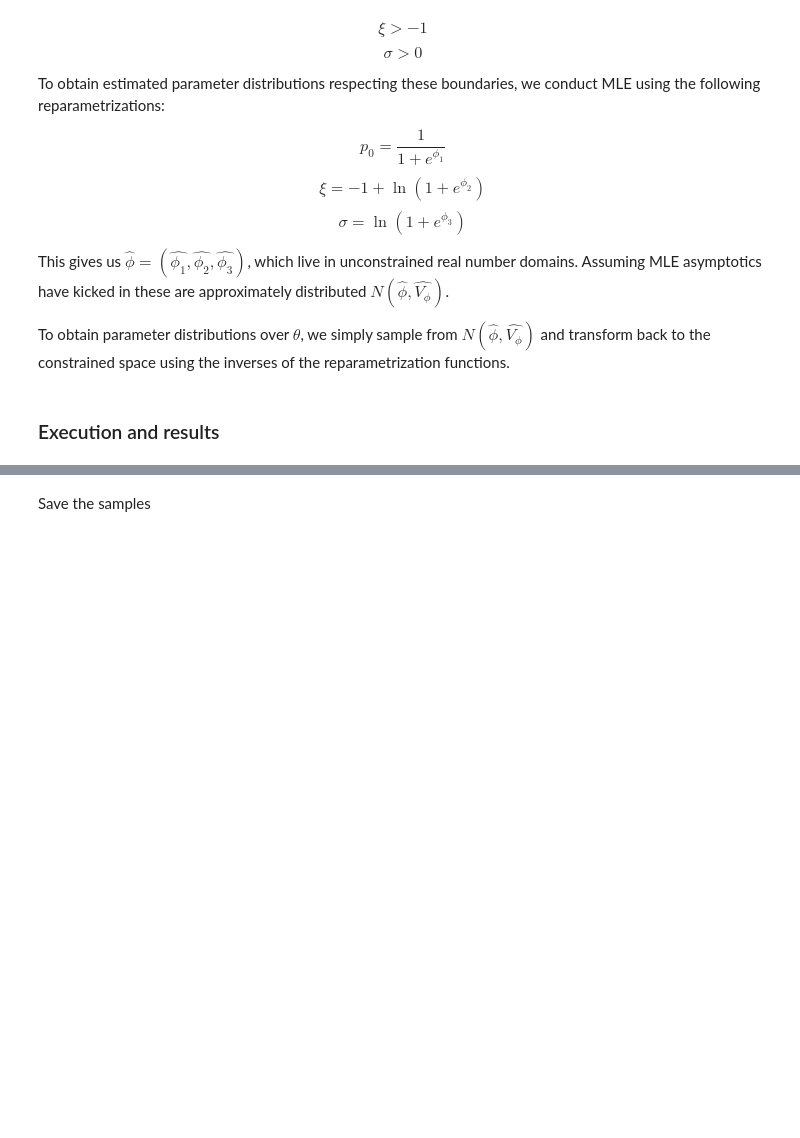
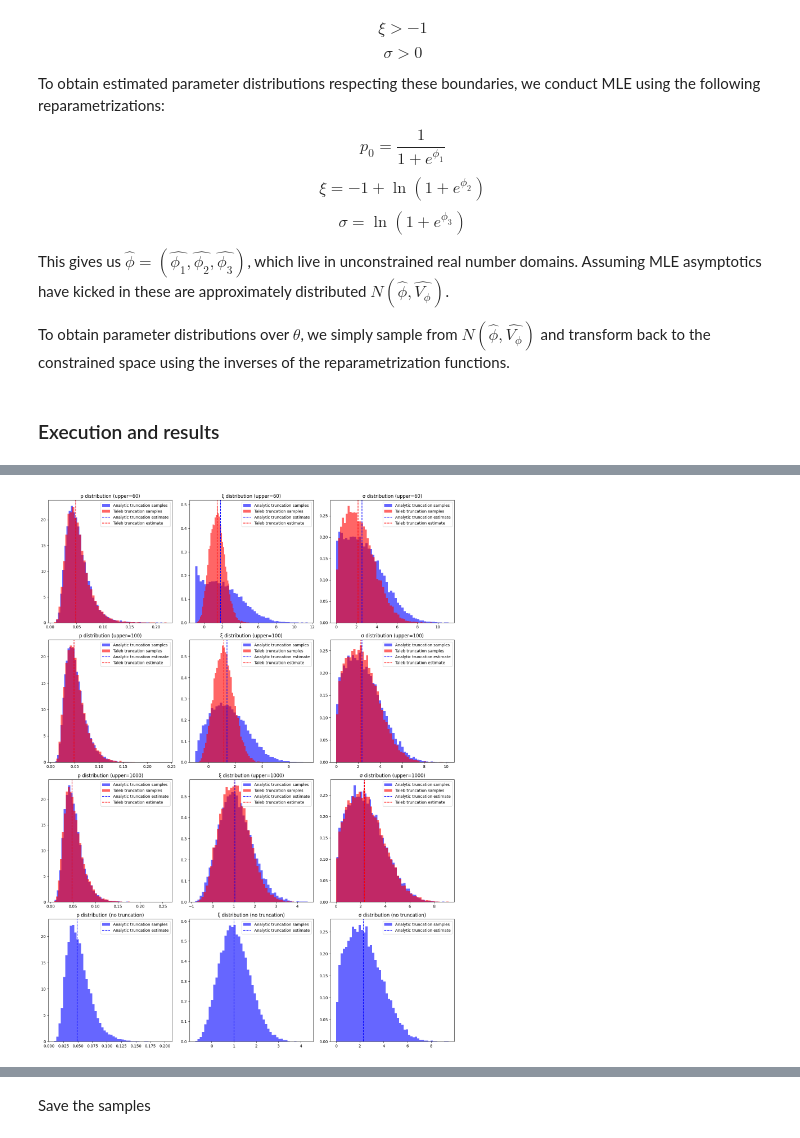
Before and after one commit to DevInnovationLab/pandemic_model_public, a Jupyter notebook: python/notebooks/35 mle_uncertainty_param_transform.ipynb, the cells around one changed output, grey strips where cells are left out. Drawn from its saved outputs; the diff is of its cells as text; code cells hidden in the pictures; blank space fills up the shorter version.

Commit message:
add taleb transform

```diff
--- a/python/notebooks/35 mle_uncertainty_param_transform.ipynb
+++ b/python/notebooks/35 mle_uncertainty_param_transform.ipynb
@@ -276,17 +223,0 @@ p_draws, xi_draws, sigma_draws = np.hsplit(theta_draws, 3) # convenient unpack
-# %%
-fig, axes = plt.subplots(1, 3, figsize=(12, 4))
-param_names = ['p', 'xi', 'sigma']
-
-for i, (ax, name) in enumerate(zip(axes, param_names)):
-    ax.hist(theta_draws[:, i], bins=50, density=True)
-    ax.axvline(theta_hat[i], color='red', linestyle='--', label='MLE')
-    ax.set_xlabel(name)
-    ax.set_ylabel('Density')
-    ax.spines['top'].set_visible(False)
-    ax.spines['right'].set_visible(False)
-    if i == 1:
-    	ax.legend()
-
-plt.suptitle("Estimated marginal parameter distributions")
-plt.tight_layout()
-plt.show()
@@ -337,0 +363,58 @@ plt.savefig("../../output/severity_distributions/allrisk_base_exceedance_fn.jpg"
+# %%
+# Create figure with n x 3 subplots where n is number of upper bounds
+n_upper_bounds = len(param_samples)
+fig, axes = plt.subplots(n_upper_bounds, 3, figsize=(15, 5*n_upper_bounds))
+
+# Plot for each upper bound result
+for i, samples in enumerate(param_samples):
+    upper = samples['upper_bound']
+
+    # Get samples and central estimates for both methods
+    trunc_p_draws = samples['trunc_p_draws']
+    trunc_xi_draws = samples['trunc_xi_draws']
+    trunc_sigma_draws = samples['trunc_sigma_draws']
+
+    taleb_p_draws = samples['taleb_p_draws']
+    taleb_xi_draws = samples['taleb_xi_draws']
+    taleb_sigma_draws = samples['taleb_sigma_draws']
+
+    # Get central estimates from both methods
+    trunc_phi_hat = results[i]['trunc']['best'].opt.x
+    trunc_theta_hat = from_phi(trunc_phi_hat)
+
+    if 'taleb' in results[i]:
+        taleb_phi_hat = results[i]['taleb']['best'].opt.x
+        taleb_theta_hat = from_phi(taleb_phi_hat)
+
+    # Plot marginal distributions with both methods
+    axes[i,0].hist(trunc_p_draws, bins=50, density=True, alpha=0.6, label='Analytic truncation samples', color='blue')
+    if taleb_p_draws is not None:
+        axes[i,0].hist(taleb_p_draws, bins=50, density=True, alpha=0.6, label='Taleb truncation samples', color='red')
+    axes[i,0].axvline(trunc_theta_hat[0], color='blue', linestyle='--', label='Analytic truncation estimate')
+    if 'taleb' in results[i]:
+        axes[i,0].axvline(taleb_theta_hat[0], color='red', linestyle='--', label='Taleb truncation estimate')
+    axes[i,0].set_title(f'p distribution (upper={upper:.0f})' if upper is not None else 'p distribution (no truncation)')
+    axes[i,0].legend()
+
+    axes[i,1].hist(trunc_xi_draws, bins=50, density=True, alpha=0.6, label='Analytic truncation samples', color='blue')
+    if taleb_xi_draws is not None:
+        axes[i,1].hist(taleb_xi_draws, bins=50, density=True, alpha=0.6, label='Taleb truncation samples', color='red')
+    axes[i,1].axvline(trunc_theta_hat[1], color='blue', linestyle='--', label='Analytic truncation estimate')
+    if 'taleb' in results[i]:
+        axes[i,1].axvline(taleb_theta_hat[1], color='red', linestyle='--', label='Taleb truncation estimate')
+    axes[i,1].set_title(f'ξ distribution (upper={upper:.0f})' if upper is not None else 'ξ distribution (no truncation)')
+    axes[i,1].legend()
+
+    axes[i,2].hist(trunc_sigma_draws, bins=50, density=True, alpha=0.6, label='Analytic truncation samples', color='blue')
+    if taleb_sigma_draws is not None:
+        axes[i,2].hist(taleb_sigma_draws, bins=50, density=True, alpha=0.6, label='Taleb truncation samples', color='red')
+    axes[i,2].axvline(trunc_theta_hat[2], color='blue', linestyle='--', label='Analytic truncation estimate')
+    if 'taleb' in results[i]:
+        axes[i,2].axvline(taleb_theta_hat[2], color='red', linestyle='--', label='Taleb truncation estimate')
+    axes[i,2].set_title(f'σ distribution (upper={upper:.0f})' if upper is not None else 'σ distribution (no truncation)')
+    axes[i,2].legend()
+
+plt.tight_layout()
+plt.show()
+# %% [output]
+[figure, added]
```
Also changed, not shown: parts of 13 cells of this notebook.
